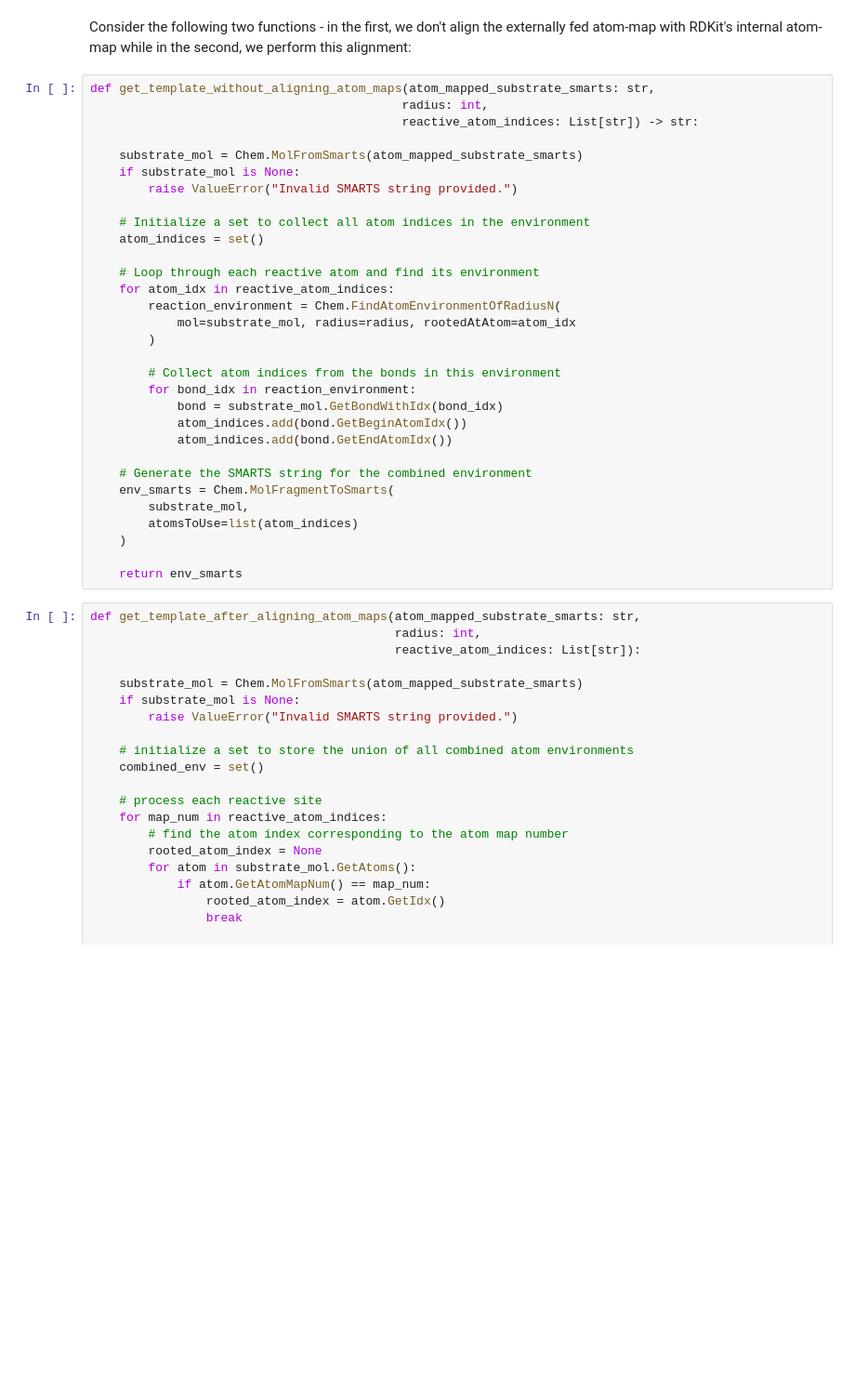
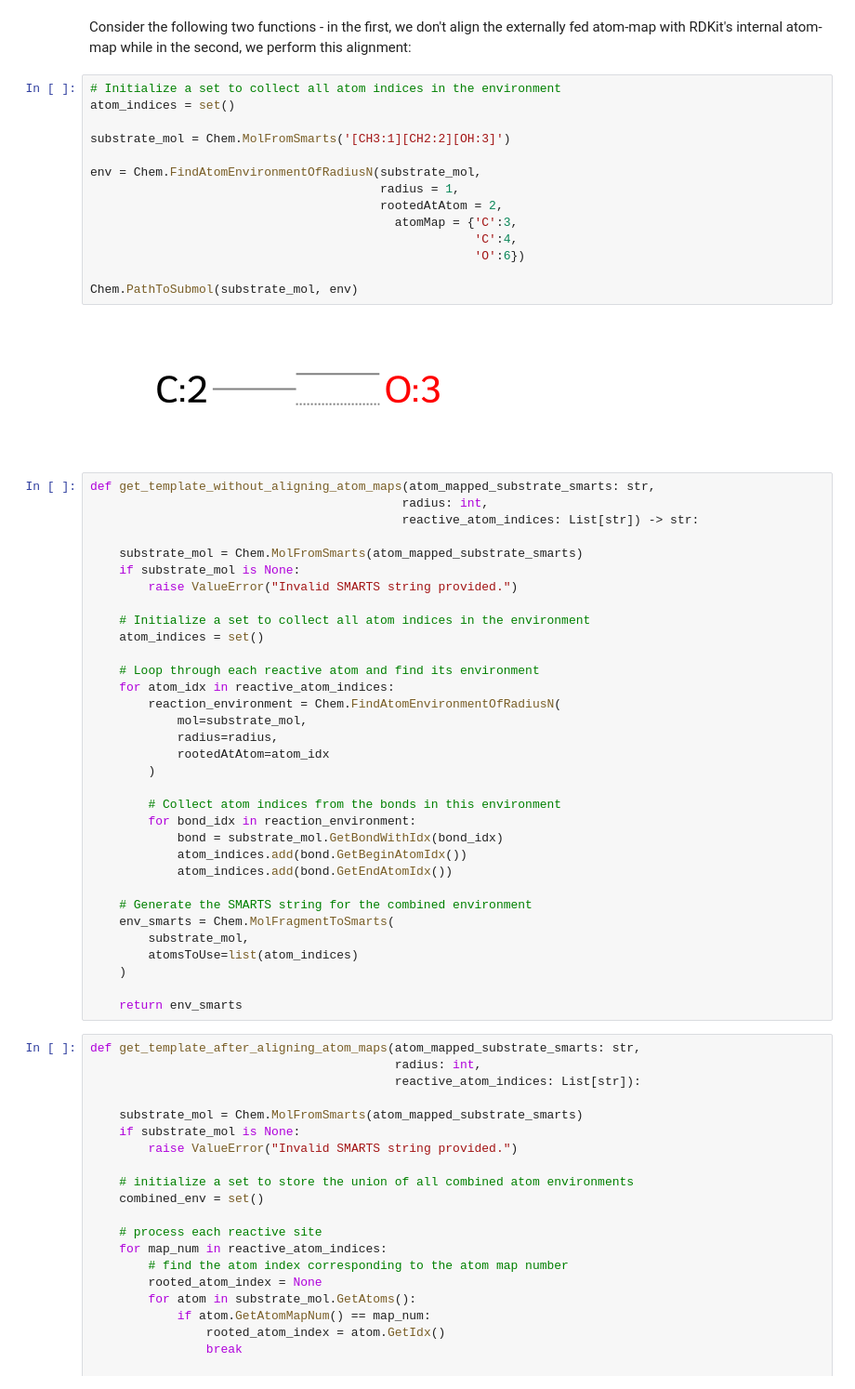
Before and after one commit to yashchainani21/RxnTools, a Jupyter notebook: notebooks/nb_02 - template extraction nuances.ipynb, the cells around one changed output. Shown at 93% size. Cells and saved outputs as stored; diff of their text form; blank space fills up the shorter version.

```diff
--- a/notebooks/nb_02 - template extraction nuances.ipynb
+++ b/notebooks/nb_02 - template extraction nuances.ipynb
@@ -6,6 +6,22 @@ from rdkit import Chem
 from typing import List
 # %% [markdown]
 Consider the following two functions - in the first, we don't align the externally fed atom-map with RDKit's internal atom-map while in the second, we perform this alignment:
+# %%
+# Initialize a set to collect all atom indices in the environment
+atom_indices = set()
+
+substrate_mol = Chem.MolFromSmarts('[CH3:1][CH2:2][OH:3]')
+
+env = Chem.FindAtomEnvironmentOfRadiusN(substrate_mol,
+                                        radius = 1,
+                                        rootedAtAtom = 2,
+                                          atomMap = {'C':3,
+                                                     'C':4,
+                                                     'O':6})
+
+Chem.PathToSubmol(substrate_mol, env)
+# %% [output]
+[figure, added]
 # %%
 def get_template_without_aligning_atom_maps(atom_mapped_substrate_smarts: str,
                                            radius: int,
@@ -21,7 +37,9 @@ def get_template_without_aligning_atom_maps(atom_mapped_substrate_smarts: str,
     # Loop through each reactive atom and find its environment
     for atom_idx in reactive_atom_indices:
         reaction_environment = Chem.FindAtomEnvironmentOfRadiusN(
-            mol=substrate_mol, radius=radius, rootedAtAtom=atom_idx
+            mol=substrate_mol,
+            radius=radius,
+            rootedAtAtom=atom_idx
         )
 
         # Collect atom indices from the bonds in this environment
```
